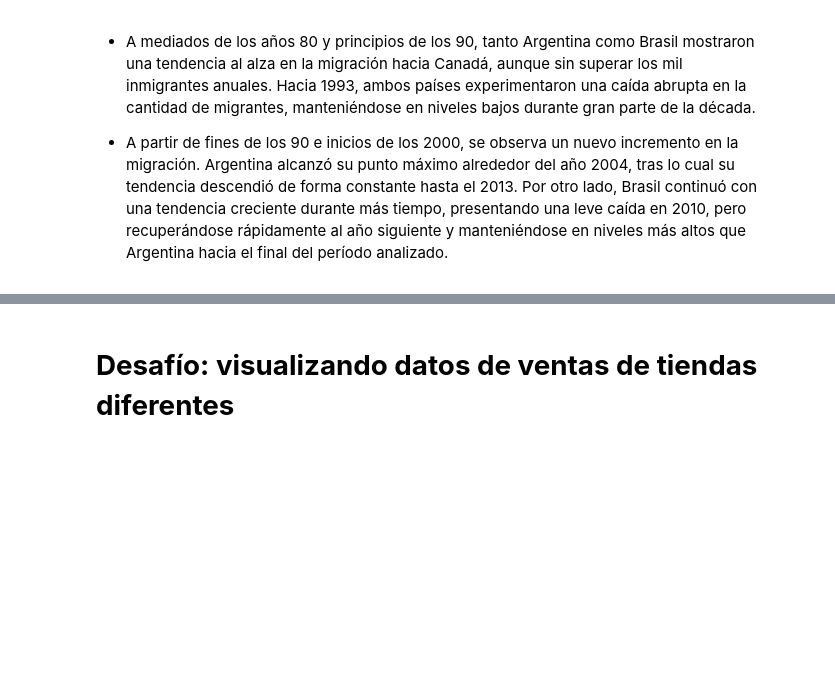
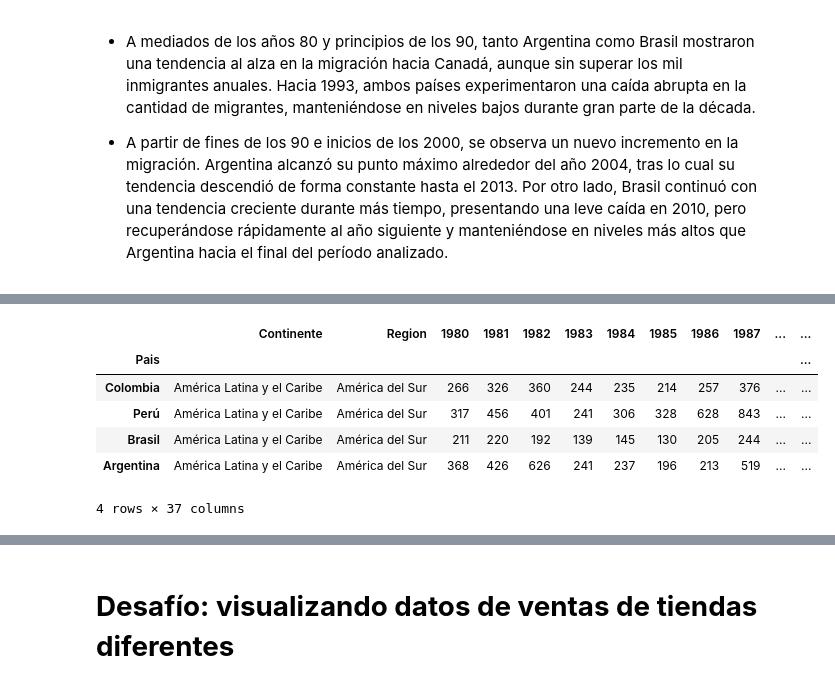
Before and after one commit to DanielRaiicHu/visualizacion-de-datos-con-bibliotecas-de-python, a Jupyter notebook: visualizacion_de_datos_con_bibliotecas_de_python.ipynb, the cells around one changed output, grey strips where cells are left out. Drawn from its saved outputs; the diff is of its cells as text; code cells hidden in the pictures; blank space fills up the shorter version.

```diff
--- a/visualizacion_de_datos_con_bibliotecas_de_python.ipynb
+++ b/visualizacion_de_datos_con_bibliotecas_de_python.ipynb
@@ -1197,0 +1206,12 @@ plt.show()
+# %%
+paises_grandes = ['Argentina','Brasil','Colombia','Perú']
+df_paises_grandes = df[df.index.isin(paises_grandes)].sort_values('Total', ascending=False)
+df_paises_grandes
+# %% [output]
+|  | Continente | Region | 1980 | 1981 | 1982 | 1983 | 1984 | 1985 | 1986 | 1987 | ... | ... |
+| Pais |  |  |  |  |  |  |  |  |  |  |  | ... |
+| Colombia | América Latina y el Caribe | América del Sur | 266 | 326 | 360 | 244 | 235 | 214 | 257 | 376 | ... | ... |
+| Perú | América Latina y el Caribe | América del Sur | 317 | 456 | 401 | 241 | 306 | 328 | 628 | 843 | ... | ... |
+| Brasil | América Latina y el Caribe | América del Sur | 211 | 220 | 192 | 139 | 145 | 130 | 205 | 244 | ... | ... |
+| Argentina | América Latina y el Caribe | América del Sur | 368 | 426 | 626 | 241 | 237 | 196 | 213 | 519 | ... | ... |
+4 rows × 37 columns
```
Also changed, not shown: parts of 22 cells of this notebook.
